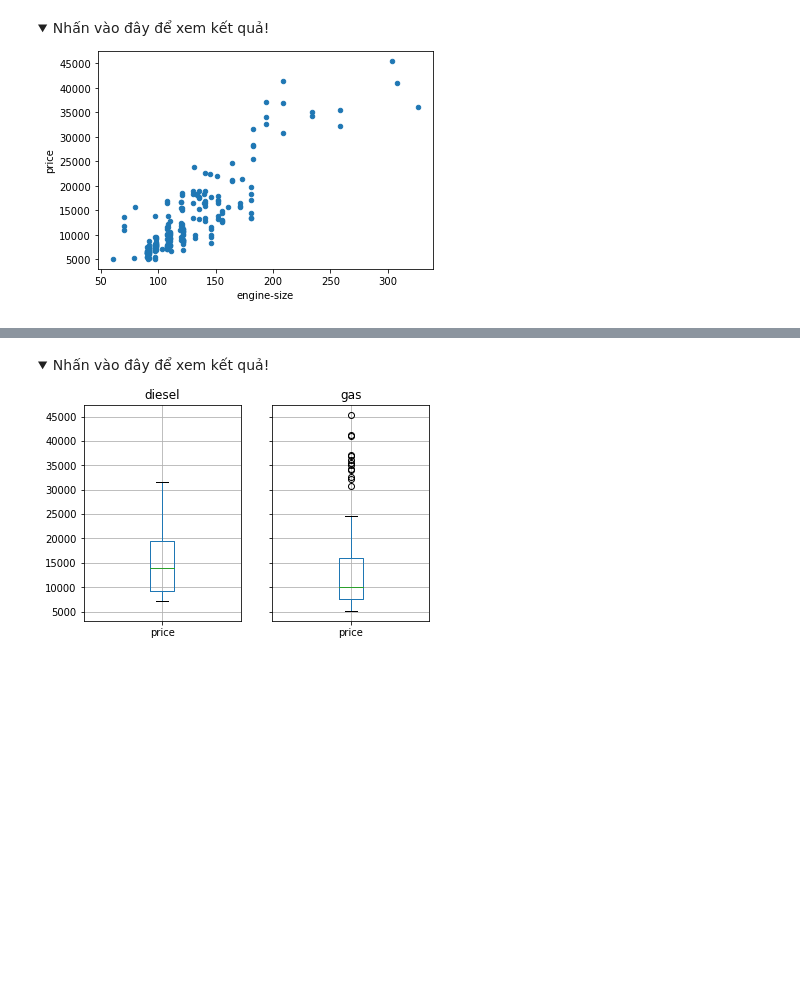
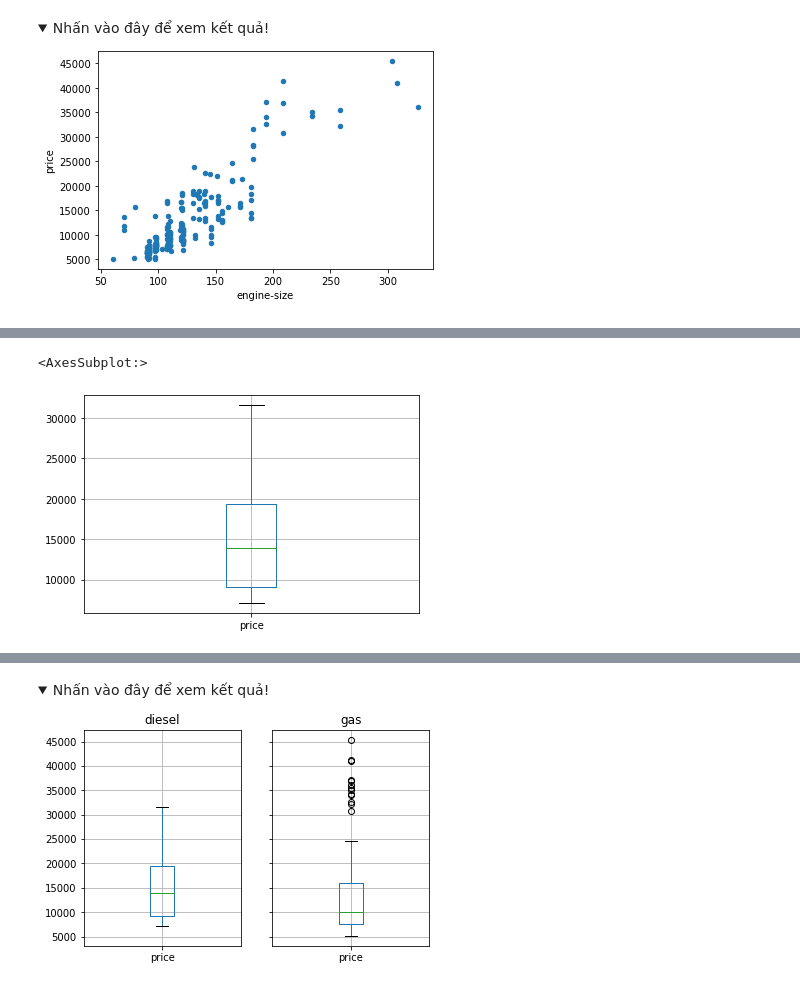
Before and after one commit to kienonline19/complete-python-course, a Jupyter notebook: problems/mr-dat-problems/Dataframe_Bai_lam_them_2 (Part 2).ipynb, the cells around one changed output, grey strips where cells are left out. Saved outputs shown, nothing was run; the diff lists cells and outputs as text; code cells hidden in the pictures; folded sections open; blank space fills up the shorter version.

```diff
--- a/problems/mr-dat-problems/Dataframe_Bai_lam_them_2 (Part 2).ipynb
+++ b/problems/mr-dat-problems/Dataframe_Bai_lam_them_2 (Part 2).ipynb
@@ -2208,0 +2215,5 @@ plt.show()
+# %%
+df1.boxplot()
+# %% [output]
+<AxesSubplot:>
+[figure, added]
```
Also changed, not shown: parts of 2 cells of this notebook, 1 other file.
